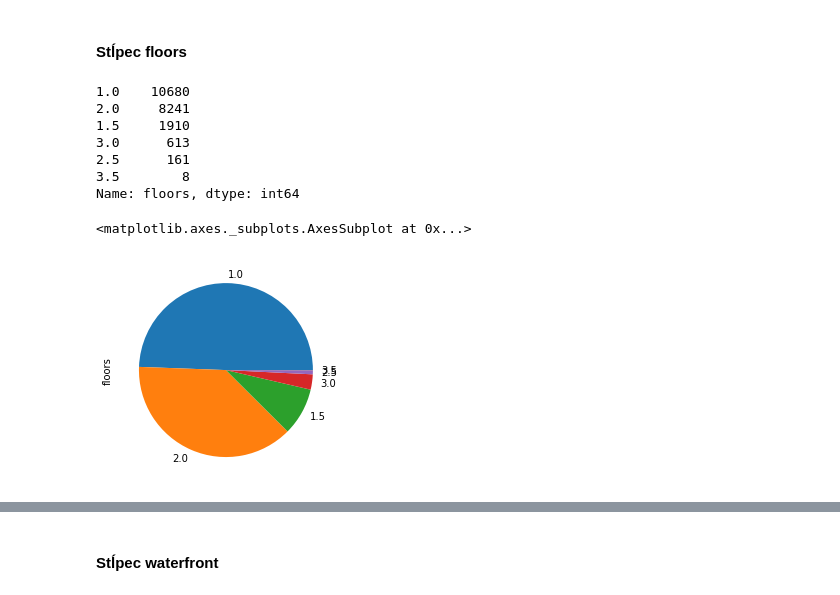
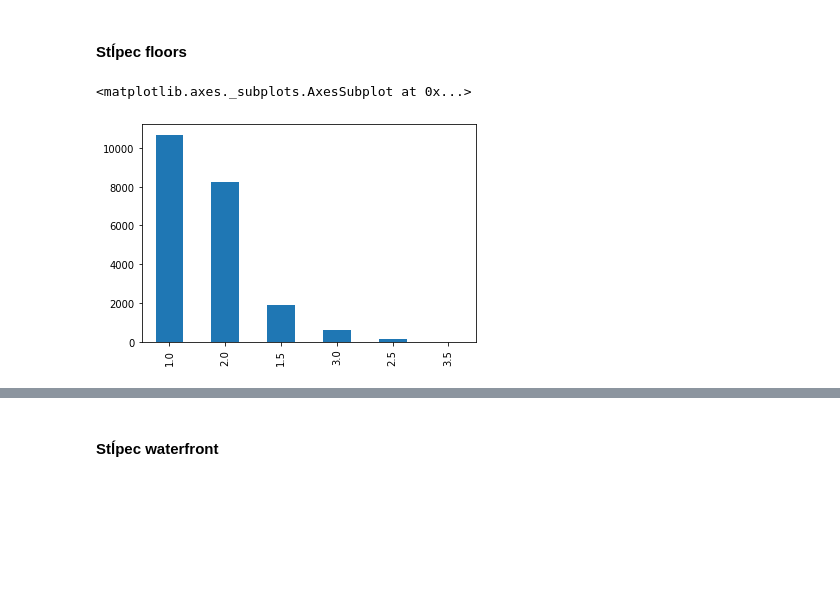
Before and after one commit to mirec3009/oznal_project, a Jupyter notebook: Explorativna_analyza.ipynb, the cells around one changed output, grey strips where cells are left out. Cells and saved outputs as stored; diff of their text form; code cells hidden in the pictures; blank space fills up the shorter version.

```diff
--- a/Explorativna_analyza.ipynb
+++ b/Explorativna_analyza.ipynb
@@ -421,17 +437,7 @@ df["sqft_lot"].plot(kind='hist')
 # %% [markdown]
 #### Stĺpec floors
 # %%
-df["floors"].value_counts()
+df["floors"].value_counts().plot(kind='bar')
 # %% [output]
-1.0    10680
-2.0     8241
-1.5     1910
-3.0      613
-2.5      161
-3.5        8
-Name: floors, dtype: int64
+<matplotlib.axes._subplots.AxesSubplot at 0x...>
+[figure, added]
-# %%
-df["floors"].value_counts().plot(kind='pie')
-# %% [output]
-<matplotlib.axes._subplots.AxesSubplot at 0x...>
-[figure, removed]
```
Also changed, not shown: parts of 23 cells of this notebook, 1 other file.
